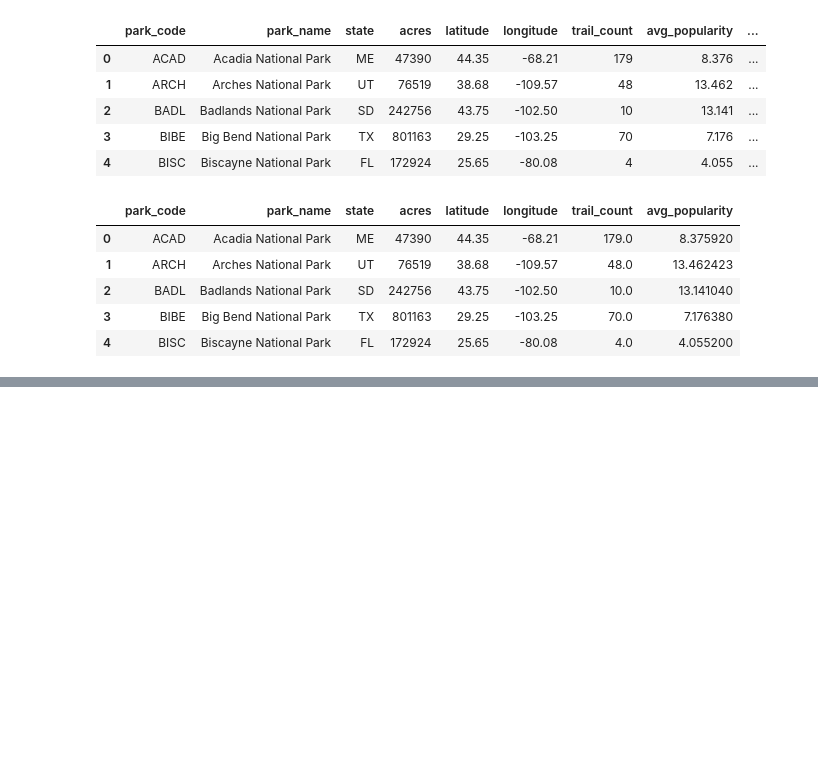
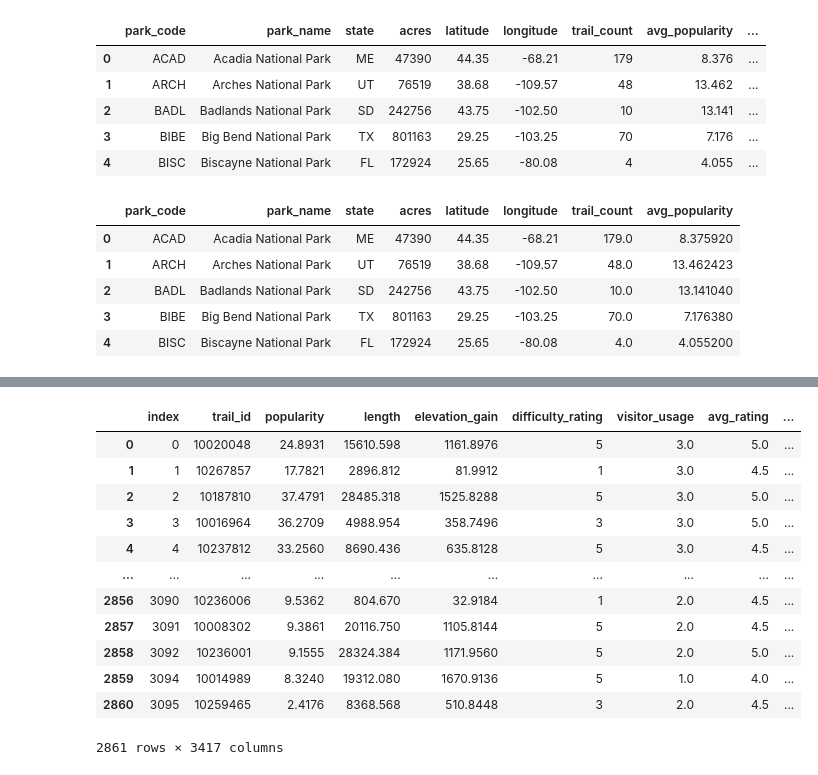
Before and after one commit to B-Stanley-0316/Nat_Parks_Project, a Jupyter notebook: ml_models.ipynb, the cells around one changed output, grey strips where cells are left out. Cells and saved outputs as stored; diff of their text form; code cells hidden in the pictures; blank space fills up the shorter version.

```diff
--- a/ml_models.ipynb
+++ b/ml_models.ipynb
@@ -65,0 +56,5 @@ memory usage: 3.4+ KB
+# %%
+# get the number of features and activities
+bio_trails_df['features_list'] = bio_trails_df['features'].str.len()
+bio_trails_df['activities_list'] = bio_trails_df['activities'].str.len()
+bio_trails_df.head()
@@ -65,0 +127,4 @@ memory usage: 3.4+ KB
+# %%
+#drop columns
+updated_bt_df = bio_trails_df.drop(columns=['features','activities','_geoloc','units'], axis=1)
+updated_bt_df.head()
@@ -65,0 +143,7 @@ memory usage: 3.4+ KB
+# %%
+# define list for object columns
+str_columns = ['name', 'park_name', 'city_name', 'state_name', 'country_name', 'route_type']
+# %%
+# get dummies
+bio_trails_encoded = pd.get_dummies(updated_bt_df, columns=str_columns)
+bio_trails_encoded
@@ -65,0 +164,17 @@ memory usage: 3.4+ KB
+# %%
+# check for nulls
+bio_trails_encoded.dropna().reset_index()
+# %% [output]
+|  | index | trail_id | popularity | length | elevation_gain | difficulty_rating | visitor_usage | avg_rating | ... |
+| 0 | 0 | 10020048 | 24.8931 | 15610.598 | 1161.8976 | 5 | 3.0 | 5.0 | ... |
+| 1 | 1 | 10267857 | 17.7821 | 2896.812 | 81.9912 | 1 | 3.0 | 4.5 | ... |
+| 2 | 2 | 10187810 | 37.4791 | 28485.318 | 1525.8288 | 5 | 3.0 | 5.0 | ... |
+| 3 | 3 | 10016964 | 36.2709 | 4988.954 | 358.7496 | 3 | 3.0 | 5.0 | ... |
+| 4 | 4 | 10237812 | 33.2560 | 8690.436 | 635.8128 | 5 | 3.0 | 4.5 | ... |
+| ... | ... | ... | ... | ... | ... | ... | ... | ... | ... |
+| 2856 | 3090 | 10236006 | 9.5362 | 804.670 | 32.9184 | 1 | 2.0 | 4.5 | ... |
+| 2857 | 3091 | 10008302 | 9.3861 | 20116.750 | 1105.8144 | 5 | 2.0 | 4.5 | ... |
+| 2858 | 3092 | 10236001 | 9.1555 | 28324.384 | 1171.9560 | 5 | 2.0 | 5.0 | ... |
+| 2859 | 3094 | 10014989 | 8.3240 | 19312.080 | 1670.9136 | 5 | 1.0 | 4.0 | ... |
+| 2860 | 3095 | 10259465 | 2.4176 | 8368.568 | 510.8448 | 3 | 2.0 | 4.5 | ... |
+2861 rows × 3417 columns
```
Also changed, not shown: parts of 16 cells of this notebook, 7 other files.
